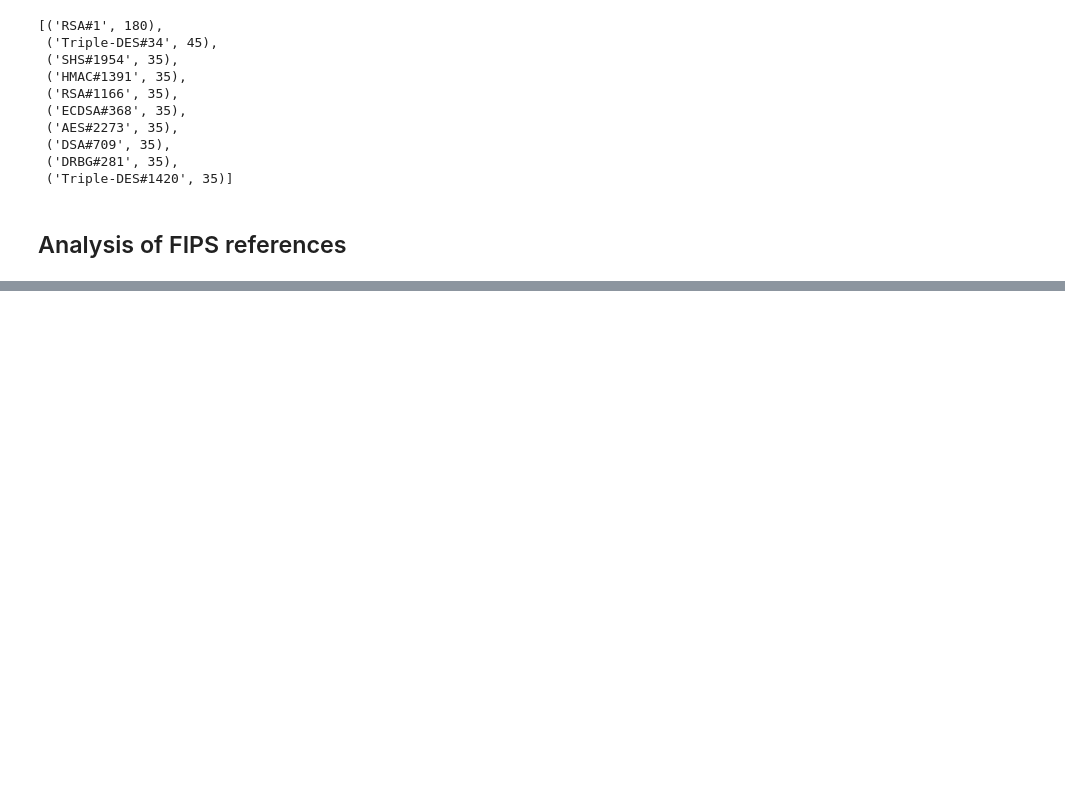
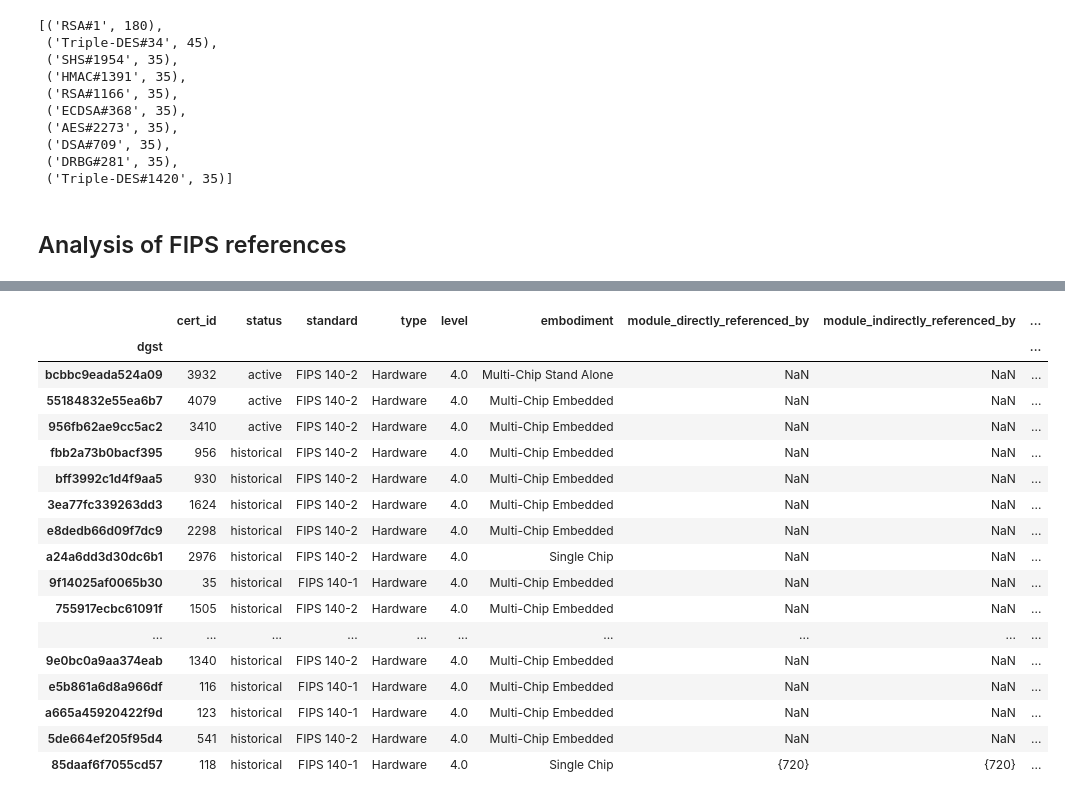
Before and after one commit to crocs-muni/sec-certs, a Jupyter notebook: notebooks/fips/references.ipynb, the cells around one changed output, grey strips where cells are left out. Saved outputs shown, nothing was run; the diff lists cells and outputs as text; code cells hidden in the pictures; blank space fills up the shorter version.

Commit message:
feat: Initial implementation of across levels references

```diff
--- a/notebooks/fips/references.ipynb
+++ b/notebooks/fips/references.ipynb
@@ -330,0 +392,21 @@ Hit ratio: 0.09375
+# %%
+refs_df[refs_df["level"] == 4]
+# %% [output]
+|  | cert_id | status | standard | type | level | embodiment | module_directly_referenced_by | module_indirectly_referenced_by | ... |
+| dgst |  |  |  |  |  |  |  |  | ... |
+| bcbbc9eada524a09 | 3932 | active | FIPS 140-2 | Hardware | 4.0 | Multi-Chip Stand Alone | NaN | NaN | ... |
+| 55184832e55ea6b7 | 4079 | active | FIPS 140-2 | Hardware | 4.0 | Multi-Chip Embedded | NaN | NaN | ... |
+| 956fb62ae9cc5ac2 | 3410 | active | FIPS 140-2 | Hardware | 4.0 | Multi-Chip Embedded | NaN | NaN | ... |
+| fbb2a73b0bacf395 | 956 | historical | FIPS 140-2 | Hardware | 4.0 | Multi-Chip Embedded | NaN | NaN | ... |
+| bff3992c1d4f9aa5 | 930 | historical | FIPS 140-2 | Hardware | 4.0 | Multi-Chip Embedded | NaN | NaN | ... |
+| 3ea77fc339263dd3 | 1624 | historical | FIPS 140-2 | Hardware | 4.0 | Multi-Chip Embedded | NaN | NaN | ... |
+| e8dedb66d09f7dc9 | 2298 | historical | FIPS 140-2 | Hardware | 4.0 | Multi-Chip Embedded | NaN | NaN | ... |
+| a24a6dd3d30dc6b1 | 2976 | historical | FIPS 140-2 | Hardware | 4.0 | Single Chip | NaN | NaN | ... |
+| 9f14025af0065b30 | 35 | historical | FIPS 140-1 | Hardware | 4.0 | Multi-Chip Embedded | NaN | NaN | ... |
+| 755917ecbc61091f | 1505 | historical | FIPS 140-2 | Hardware | 4.0 | Multi-Chip Embedded | NaN | NaN | ... |
+| ... | ... | ... | ... | ... | ... | ... | ... | ... | ... |
+| 9e0bc0a9aa374eab | 1340 | historical | FIPS 140-2 | Hardware | 4.0 | Multi-Chip Embedded | NaN | NaN | ... |
+| e5b861a6d8a966df | 116 | historical | FIPS 140-1 | Hardware | 4.0 | Multi-Chip Embedded | NaN | NaN | ... |
+| a665a45920422f9d | 123 | historical | FIPS 140-1 | Hardware | 4.0 | Multi-Chip Embedded | NaN | NaN | ... |
+| 5de664ef205f95d4 | 541 | historical | FIPS 140-2 | Hardware | 4.0 | Multi-Chip Embedded | NaN | NaN | ... |
+| 85daaf6f7055cd57 | 118 | historical | FIPS 140-1 | Hardware | 4.0 | Single Chip | {720} | {720} | ... |
```
Also changed, not shown: parts of 13 cells of this notebook.
